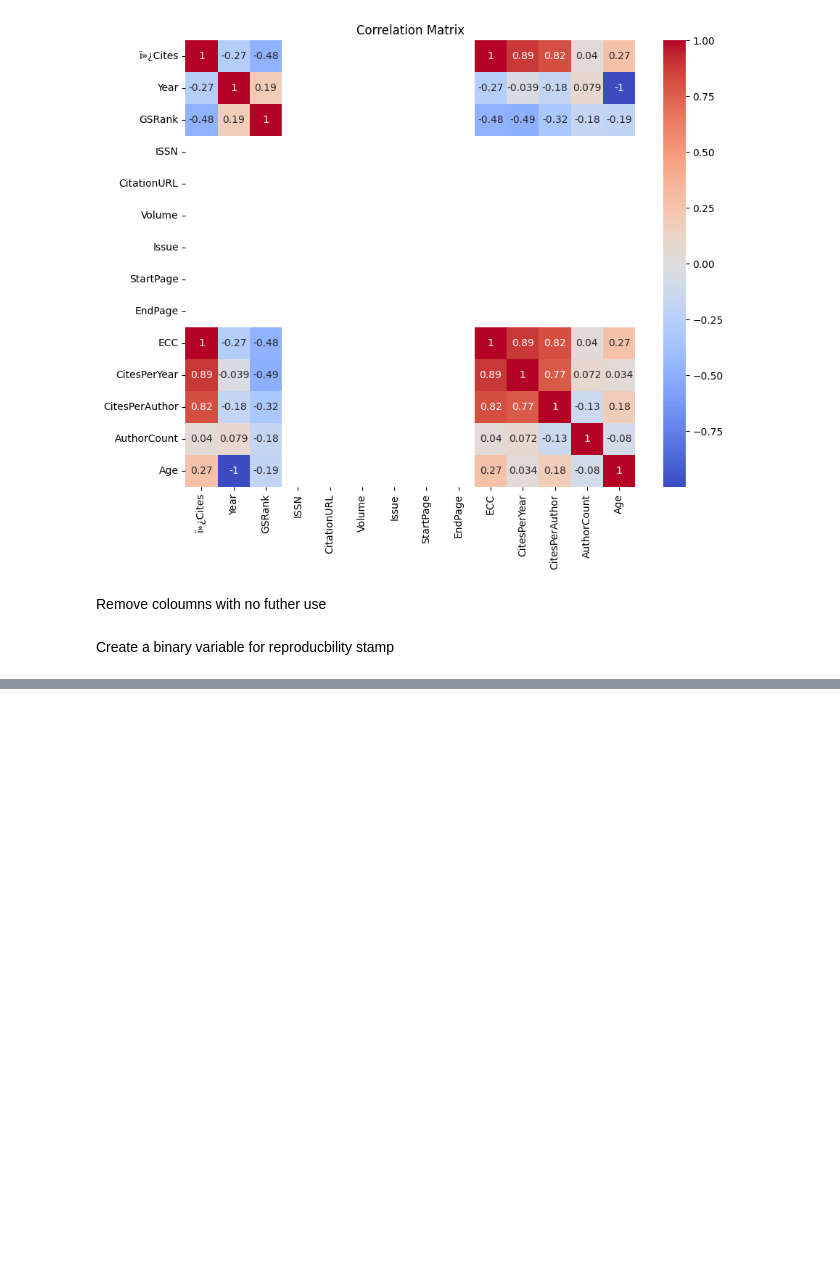
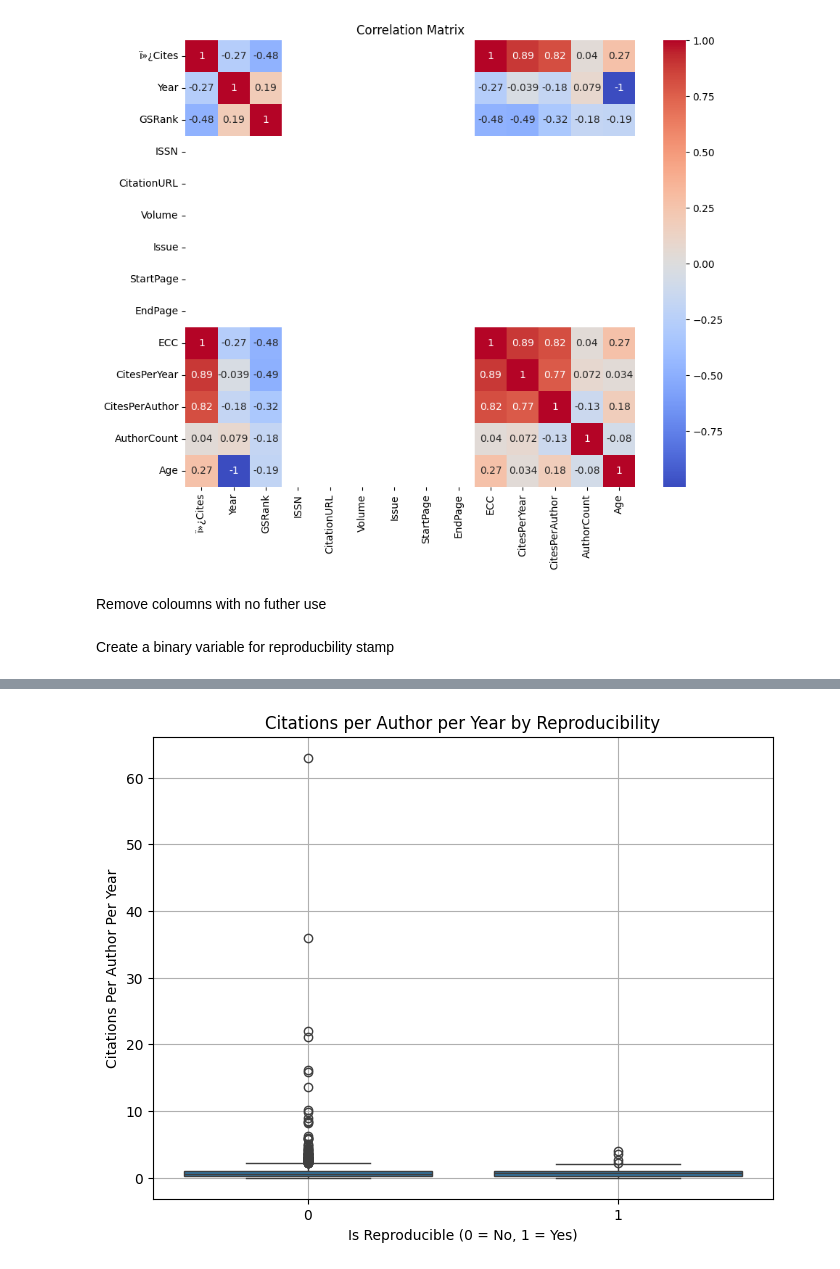
Before and after one commit to senuthcode/Professional-Learning-Goal-, a Jupyter notebook: notebooks/analysis.ipynb, the cells around one changed output, grey strips where cells are left out. Saved outputs shown, nothing was run; the diff lists cells and outputs as text; code cells hidden in the pictures; blank space fills up the shorter version.

```diff
--- a/notebooks/analysis.ipynb
+++ b/notebooks/analysis.ipynb
@@ -114,0 +197,11 @@ merged_df.nunique() # checking for unique values
+# %%
+
+plt.figure(figsize=(8,6))
+sns.boxplot(data=merged_df, x='IsReproducible?', y='CitesPerAuthorPerYear')
+plt.title('Citations per Author per Year by Reproducibility')
+plt.xlabel('Is Reproducible (0 = No, 1 = Yes)')
+plt.ylabel('Citations Per Author Per Year')
+plt.grid(True)
+plt.show()
+# %% [output]
+[figure, added]
```
Also changed, not shown: parts of 17 cells of this notebook, 3 other files.
